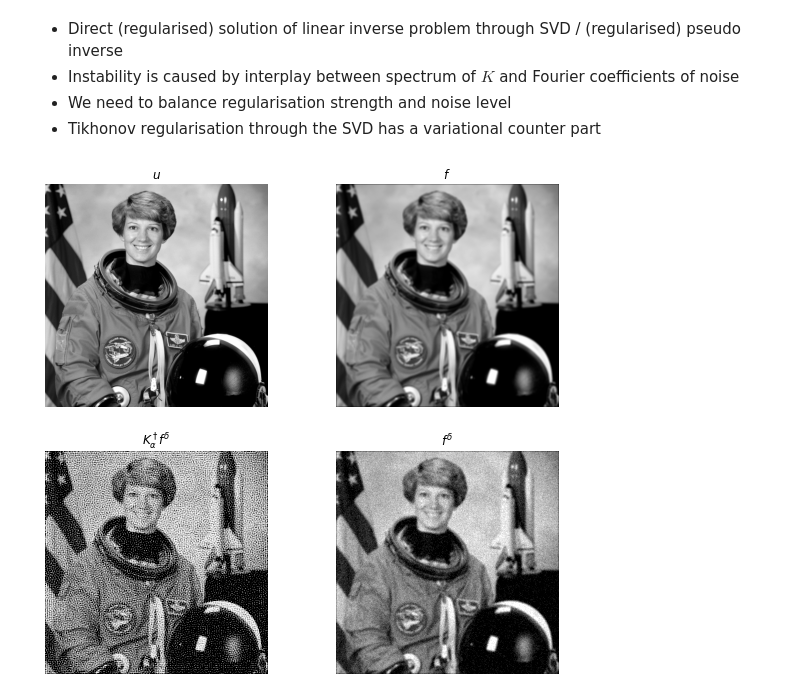
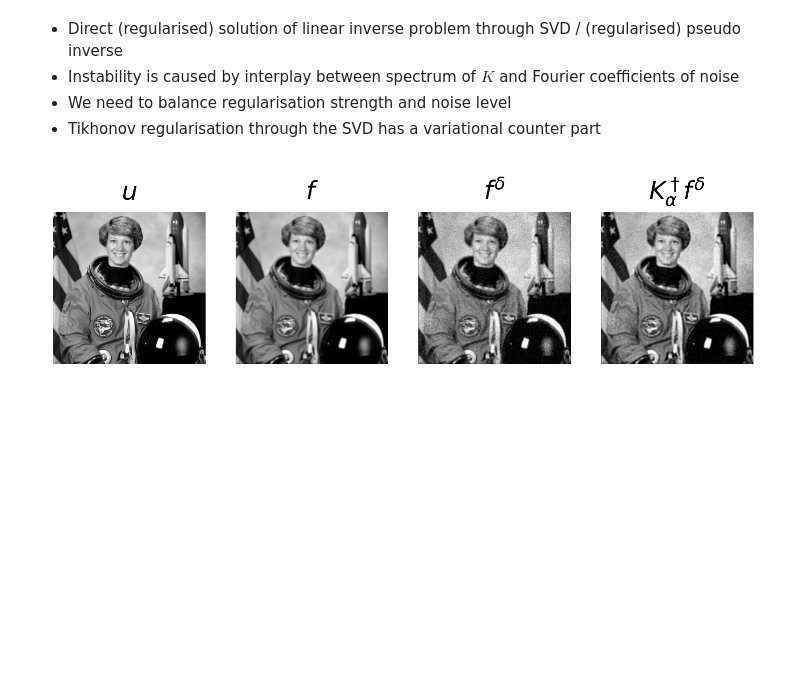
Before and after one commit to freyyia/xCTing_training, a Jupyter notebook: slides/lecture 1/lecture.ipynb, the cells around one changed output. Cells and saved outputs as stored; diff of their text form; code cells hidden in the pictures; blank space fills up the shorter version.

```diff
--- a/slides/lecture 1/lecture.ipynb
+++ b/slides/lecture 1/lecture.ipynb
@@ -40 +92,4 @@ $$K = U\Sigma V^*$$
+# %%
+K = np.array([[1,2],[2,1]])
+U,s,Vh = np.linalg.svd(K)
 # %% [markdown]
@@ -267,30 +335,29 @@ def plot_results(u,delta,alpha):
     u_hat = restoration.wiener(f_delta, psf, balance=alpha)
 
     # plot
-    fig, ax = plt.subplots(nrows=2, ncols=2, figsize=(8, 8))
+    fig, ax = plt.subplots(nrows=1, ncols=4)
     plt.gray()
 
-    for a in (ax[0,0], ax[0,1], ax[1,0], ax[1,1]):
-           a.axis('off')
+    for i in range(4):
+           ax[i].axis('off')
 
-    ax[0,0].imshow(u, vmin = 0.0, vmax = 1.0)
-    ax[0,0].set_title(r'$u$')
+    ax[0].imshow(u, vmin = 0.0, vmax = 1.0)
+    ax[0].set_title(r'$u$')
 
-    ax[0,1].imshow(f, vmin = 0.0, vmax = 1.0)
-    ax[0,1].set_title(r'$f$')
+    ax[1].imshow(f, vmin = 0.0, vmax = 1.0)
+    ax[1].set_title(r'$f$')
 
-    ax[1,1].imshow(f_delta, vmin = 0.0, vmax = 1.0)
-    ax[1,1].set_title(r'$f^\delta$')
+    ax[2].imshow(f_delta, vmin = 0.0, vmax = 1.0)
+    ax[2].set_title(r'$f^\delta$')
 
-    ax[1,0].imshow(u_hat, vmin = 0.0, vmax = 1.0)
-    ax[1,0].set_title(r'$K_{\alpha}^\dagger f^\delta$')
+    ax[3].imshow(u_hat, vmin = 0.0, vmax = 1.0)
+    ax[3].set_title(r'$K_{\alpha}^\dagger f^\delta$')
 
 
-    fig.subplots_adjust(wspace=0.02, hspace=0.2,
-                        top=0.9, bottom=0.05, left=0, right=1)
+    #fig.subplots_adjust(wspace=0.02, hspace=0.2,top=0.9, bottom=0.05, left=0, right=1)
     plt.show()
 # %%
 astro = color.rgb2gray(data.astronaut())
-plot_results(astro,delta = 1e-1,alpha = 1e-3)
+plot_results(astro,delta = 1e-1,alpha = 1)
 # %% [output]
-[figure, old version]
+[figure, new version]
```
Also changed, not shown: parts of 23 cells of this notebook, 3 other files.
